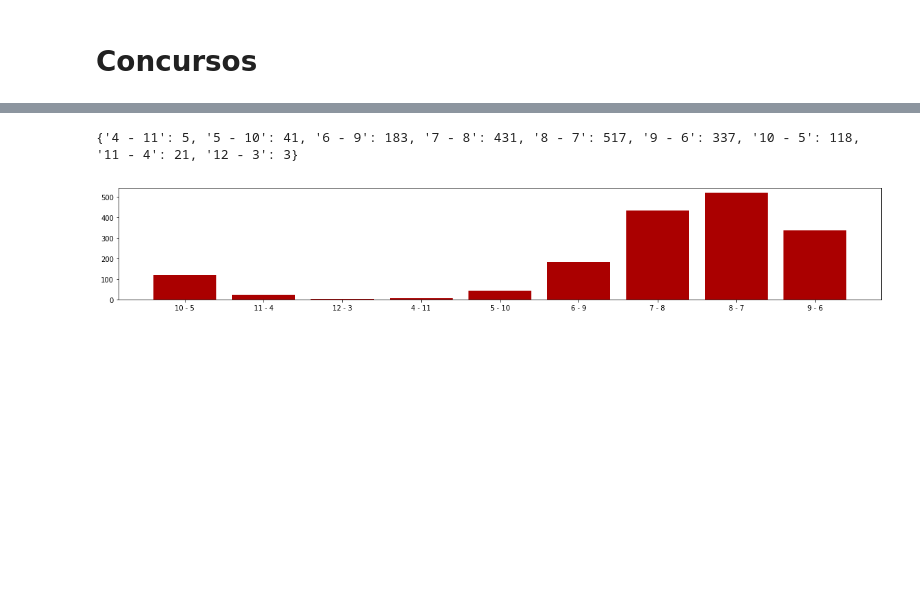
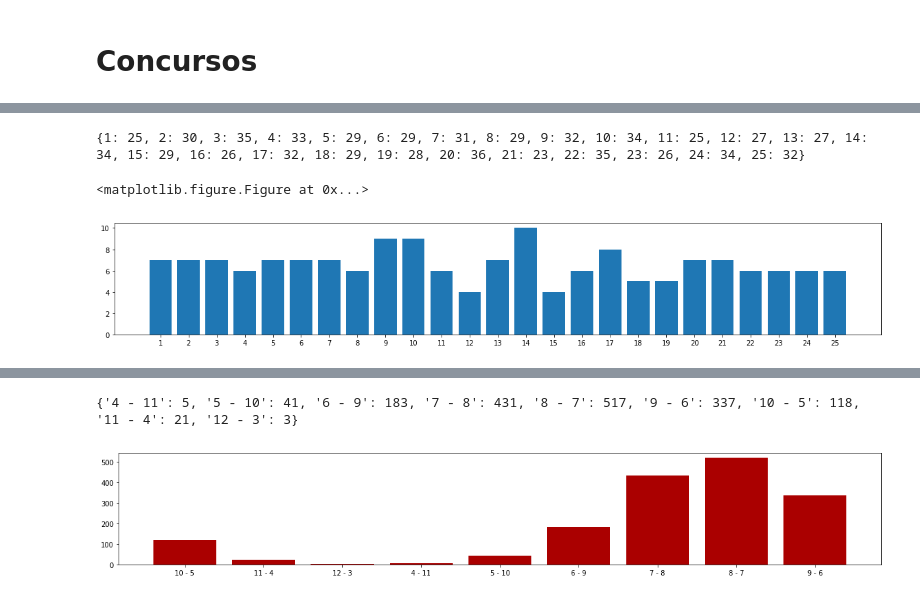
Before and after one commit to raphabritto/python_scripts, a Jupyter notebook: sorteio_lotofacil.ipynb, the cells around one changed output, grey strips where cells are left out. Cells and saved outputs as stored; diff of their text form; code cells hidden in the pictures; blank space fills up the shorter version.

```diff
--- a/sorteio_lotofacil.ipynb
+++ b/sorteio_lotofacil.ipynb
@@ -609,3 +637,17 @@ plt.show()
+# %%
+frequencia_v2 = frequencia_concursos(concursos_last[:11])
+print(frequencia)
+# %% [output]
+{1: 25, 2: 30, 3: 35, 4: 33, 5: 29, 6: 29, 7: 31, 8: 29, 9: 32, 10: 34, 11: 25, 12: 27, 13: 27, 14: 34, 15: 29, 16: 26, 17: 32, 18: 29, 19: 28, 20: 36, 21: 23, 22: 35, 23: 26, 24: 34, 25: 32}
+# %%
+plt.figure(figsize=(20, 3))
+plt.bar(frequencia_v2.keys(), frequencia_v2.values())
+# plt.grid(True)
+plt.xticks(range(1, len(frequencia_v2) + 1), frequencia_v2.keys())
+plt.show()
+# %% [output]
+<matplotlib.figure.Figure at 0x...>
+[figure, added]
 # %%
 atraso = atraso_concursos(concursos_last)
 print(atraso)
```
Also changed, not shown: parts of 11 cells of this notebook, 1 other file.
